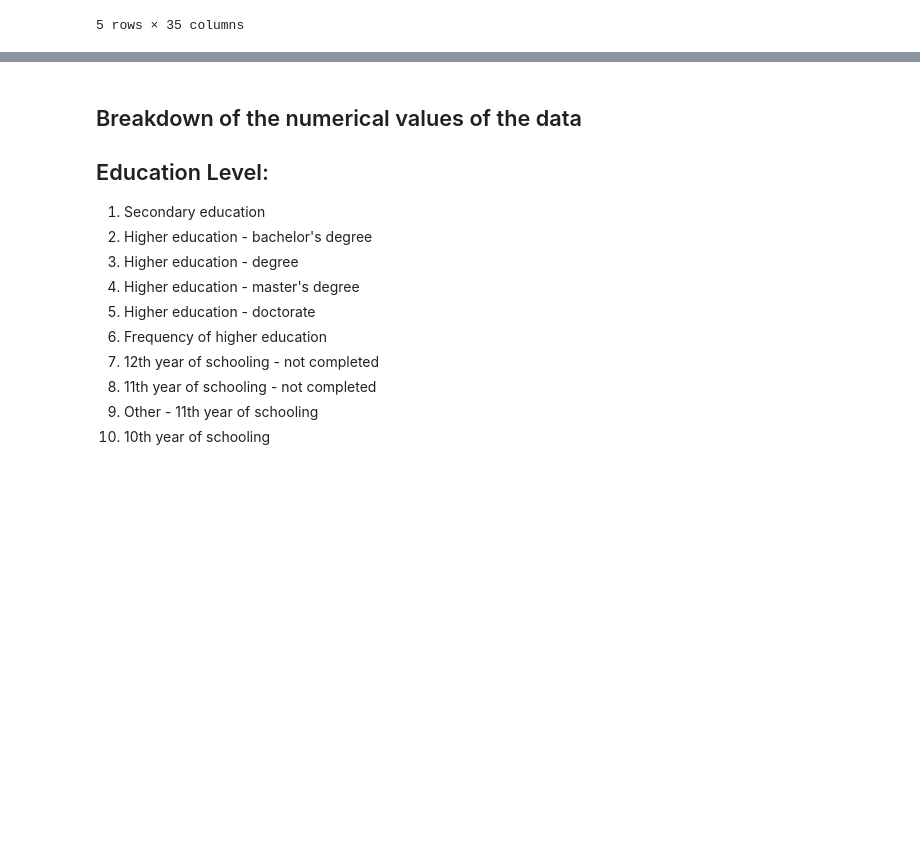
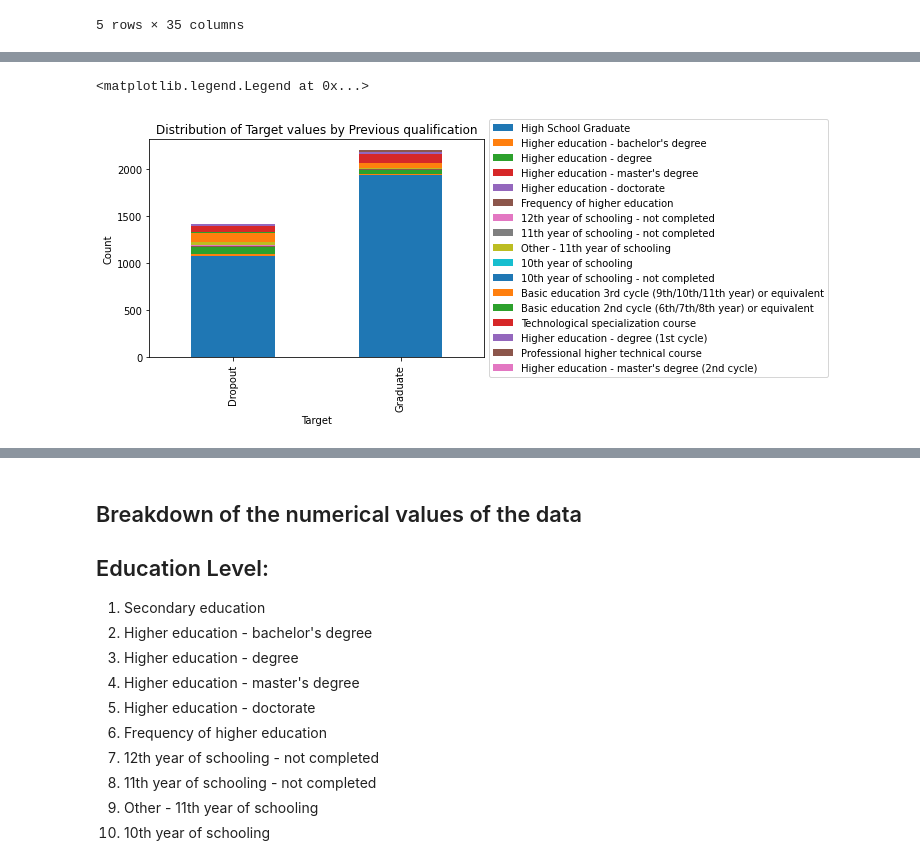
Before and after one commit to mlister3/Student_Success_Predictors, a Jupyter notebook: data.ipynb, the cells around one changed output, grey strips where cells are left out. Saved outputs shown, nothing was run; the diff lists cells and outputs as text; code cells hidden in the pictures; blank space fills up the shorter version.

```diff
--- a/data.ipynb
+++ b/data.ipynb
@@ -23,0 +51,4 @@ df.head()
+# %%
+# Group the data by Previous qualification and Target
+grouped = df.groupby(['Previous qualification', 'Target']).size().reset_index(name='counts')
+grouped
@@ -23,0 +73,6 @@ df.head()
+# %%
+
+
+#Drop students enrolled from the data
+grouped = grouped[grouped.Target != 'Enrolled']
+grouped
@@ -23,0 +97,38 @@ df.head()
+# %%
+# Pivot the data to create a DataFrame with the columns as Previous qualification categories and the rows as Target values
+pivot = grouped.pivot(index='Target', columns='Previous qualification', values='counts')
+
+labels = {1: 'High School Graduate',
+          2: "Higher education - bachelor's degree",
+          3: 'Higher education - degree',
+          4: "Higher education - master's degree",
+          5: 'Higher education - doctorate',
+          6: 'Frequency of higher education',
+          7: '12th year of schooling - not completed',
+          8: '11th year of schooling - not completed',
+          9: 'Other - 11th year of schooling',
+          10: '10th year of schooling',
+          11: '10th year of schooling - not completed',
+          12: 'Basic education 3rd cycle (9th/10th/11th year) or equivalent',
+          13: 'Basic education 2nd cycle (6th/7th/8th year) or equivalent',
+          14: 'Technological specialization course',
+          15: 'Higher education - degree (1st cycle)',
+          16: 'Professional higher technical course',
+          17: "Higher education - master's degree (2nd cycle)"}
+
+pivot.rename(index=labels, inplace=True)
+
+pivot.rename(columns=labels, inplace=True)
+
+
+# Plot the stacked bar chart
+pivot.plot(kind='bar', stacked=True)
+plt.xlabel('Target')
+plt.ylabel('Count')
+plt.title('Distribution of Target values by Previous qualification')
+plt.xticks(rotation=90)  # add this line to rotate the x-axis labels
+
+plt.legend(loc="center left", bbox_to_anchor=(1, 0.5))
+# %% [output]
+<matplotlib.legend.Legend at 0x...>
+[figure, added]
```
Also changed, not shown: parts of 32 cells of this notebook, 2 other files.
